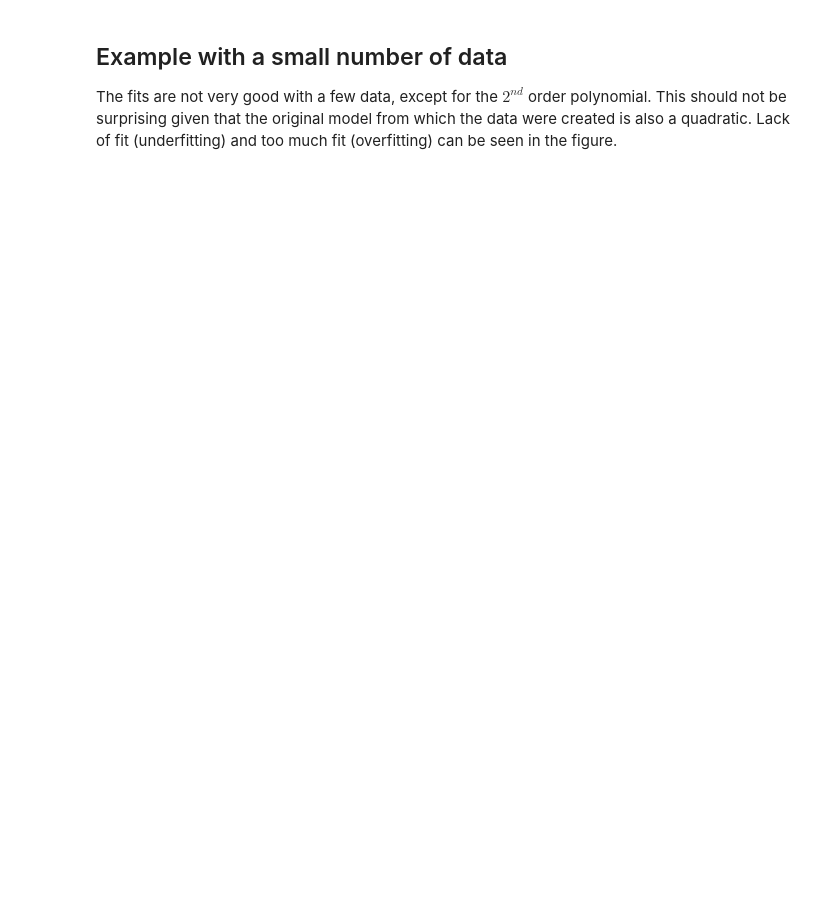
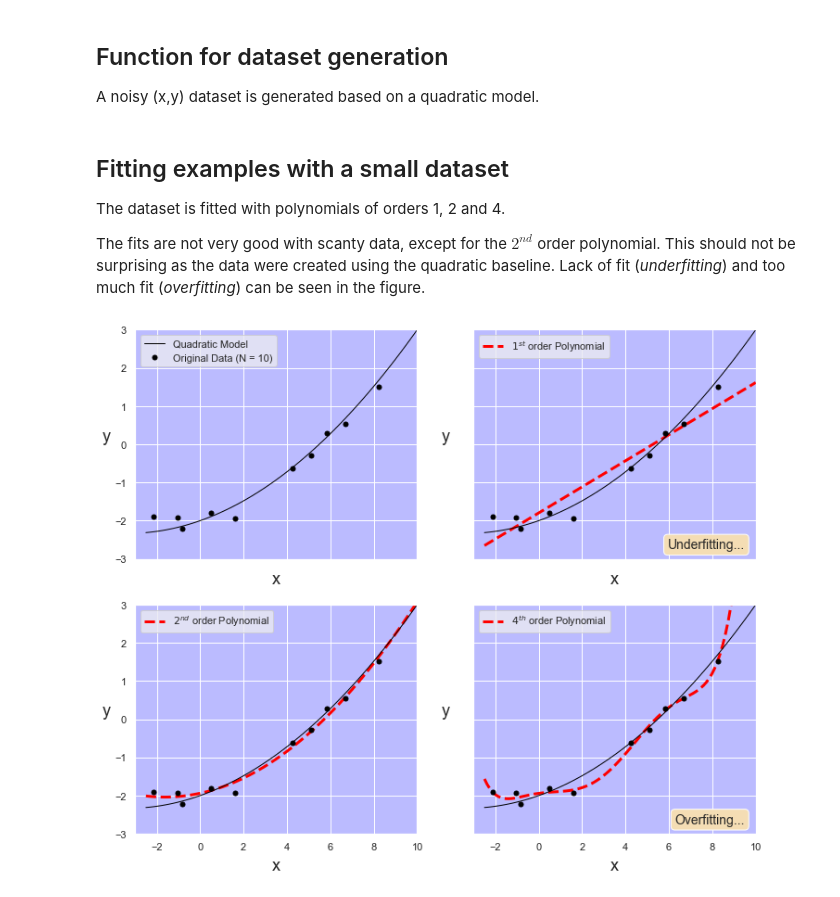
Before and after one commit to AstroPierre/Figures_cours_Christian_ML, a Jupyter notebook: iam-sem01-supervise/genere_regression_examples_with_polynomial_of various_orders.ipynb, the cells around one changed output. Drawn from its saved outputs; the diff is of its cells as text; code cells hidden in the pictures; blank space fills up the shorter version.

Commit message:
Improved scripts and generated videos

```diff
--- a/iam-sem01-supervise/genere_regression_examples_with_polynomial_of various_orders.ipynb
+++ b/iam-sem01-supervise/genere_regression_examples_with_polynomial_of various_orders.ipynb
@@ -23 +37,5 @@ from sklearn.neural_network import MLPRegressor
+# %% [markdown]
+## Function for dataset generation
+
+A noisy (x,y) dataset is generated based on a quadratic model.
 # %%
@@ -38,7 +53,10 @@ def generate_data(N, sigma):
 
     return x, y
 # %% [markdown]
-## Example with a small number of data
+## Fitting examples with a small dataset
 
-The fits are not very good with a few data, except for the $2^{nd}$ order polynomial. This should not be surprising given that the
-original model from which the data were created is also a quadratic. Lack of fit (underfitting) and too much fit (overfitting) can be seen in the figure.
+The dataset is fitted with polynomials of orders 1, 2 and 4.
+
+The fits are not very good with scanty data, except for the $2^{nd}$ order polynomial. This should not be
+surprising as the data were created using the quadratic baseline. Lack of fit (<i>underfitting</i>) and too
+much fit (<i>overfitting</i>) can be seen in the figure.
@@ -44,0 +71,62 @@ original model from which the data were created is also a quadratic. Lack of fit
+# %%
+# Analyze and display results for model comparison.
+
+fig, ((ax1, ax2), (ax3, ax4)) = plt.subplots(2,2,sharex=True,sharey=True,figsize=(12,10))
+
+yy0 = np.polyval(coeffs,xx)
+ax1.plot(xx, yy0, color='black', linewidth=1)
+ax1.plot(x, y, 'o', color='black', markersize=5)
+ax1.set_ylabel('y',rotation=0,fontsize=18)
+ax1.set_xlabel('x',fontsize=18)
+ax1.yaxis.set_label_coords(-0.1,0.5)
+ax1.xaxis.set_label_coords(0.5, -0.05)
+ax1.set_xlim(-3., 10.)
+ax1.set_ylim(-3., 3.)
+str = 'Original Data (N = %d)' % (N)
+ax1.legend(['Quadratic Model', str], loc='upper left')
+ax1.set_facecolor('#BBBBFF')
+
+
+c = np.polyfit(x, y, 1)
+yy = np.polyval(c,xx)
+ax2.plot(xx, yy, linestyle='--', color='red', linewidth=3)
+ax2.plot(xx, yy0, color='black', linewidth=1)
+ax2.plot(x, y, 'o', color='black', markersize=5)
+ax2.set_ylabel('y',rotation=0,fontsize=18)
+ax2.set_xlabel('x',fontsize=18)
+ax2.yaxis.set_label_coords(-0.1,0.5)
+ax2.xaxis.set_label_coords(0.5, -0.05)
+ax2.legend([r"$1^{st}$ order Polynomial"], loc='upper left')
+props = dict(boxstyle='round', facecolor='wheat', alpha=0.99)
+ax2.text(9.5, -2.8, "Underfitting...", fontsize=14, horizontalalignment='right', verticalalignment='bottom', bbox=props)
+ax2.set_facecolor('#BBBBFF')
+
+
+c = np.polyfit(x, y, 2)
+yy = np.polyval(c,xx)
+ax3.plot(xx, yy, linestyle='--', color='red', linewidth=3)
+ax3.plot(xx, yy0, color='black', linewidth=1)
+ax3.plot(x, y, 'o', color='black', markersize=5)
+ax3.set_ylabel('y',rotation=0,fontsize=18)
+ax3.set_xlabel('x',fontsize=18)
+ax3.yaxis.set_label_coords(-0.1,0.5)
+ax3.xaxis.set_label_coords(0.5, -0.1)
+ax3.legend([r"$2^{nd}$ order Polynomial"], loc='upper left')
+ax3.set_facecolor('#BBBBFF')
+
+c = np.polyfit(x, y, 6)
+yy = np.polyval(c,xx)
+ax4.plot(xx, yy, linestyle='--', color='red', linewidth=3)
+ax4.plot(xx, yy0, color='black', linewidth=1)
+ax4.plot(x, y, 'o', color='black', markersize=5)
+ax4.set_ylabel('y',rotation=0,fontsize=18)
+ax4.set_xlabel('x',fontsize=18)
+ax4.yaxis.set_label_coords(-0.1,0.5)
+ax4.xaxis.set_label_coords(0.5, -0.1)
+ax4.legend([r"$4^{th}$ order Polynomial"], loc='upper left')
+ax4.text(9.5, -2.8, "Overfitting...", fontsize=14, horizontalalignment='right', verticalalignment='bottom', bbox=props)
+ax4.set_facecolor('#BBBBFF')
+plt.savefig('Polynomial_fits_with_small_N_and_small_sigma.pdf')
+plt.savefig('Polynomial_fits_with_small_N_and_small_sigma.png')
+# %% [output]
+[figure, added]
```
Also changed, not shown: parts of 12 cells of this notebook, 1 other file.
